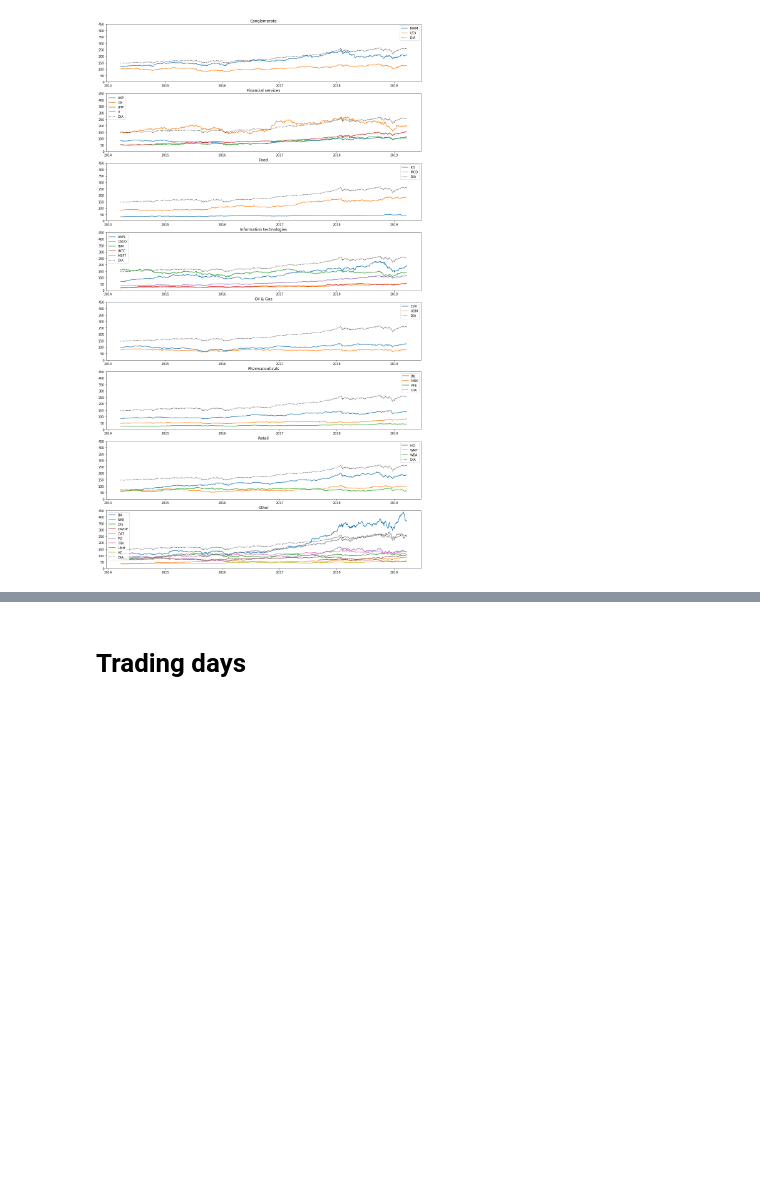
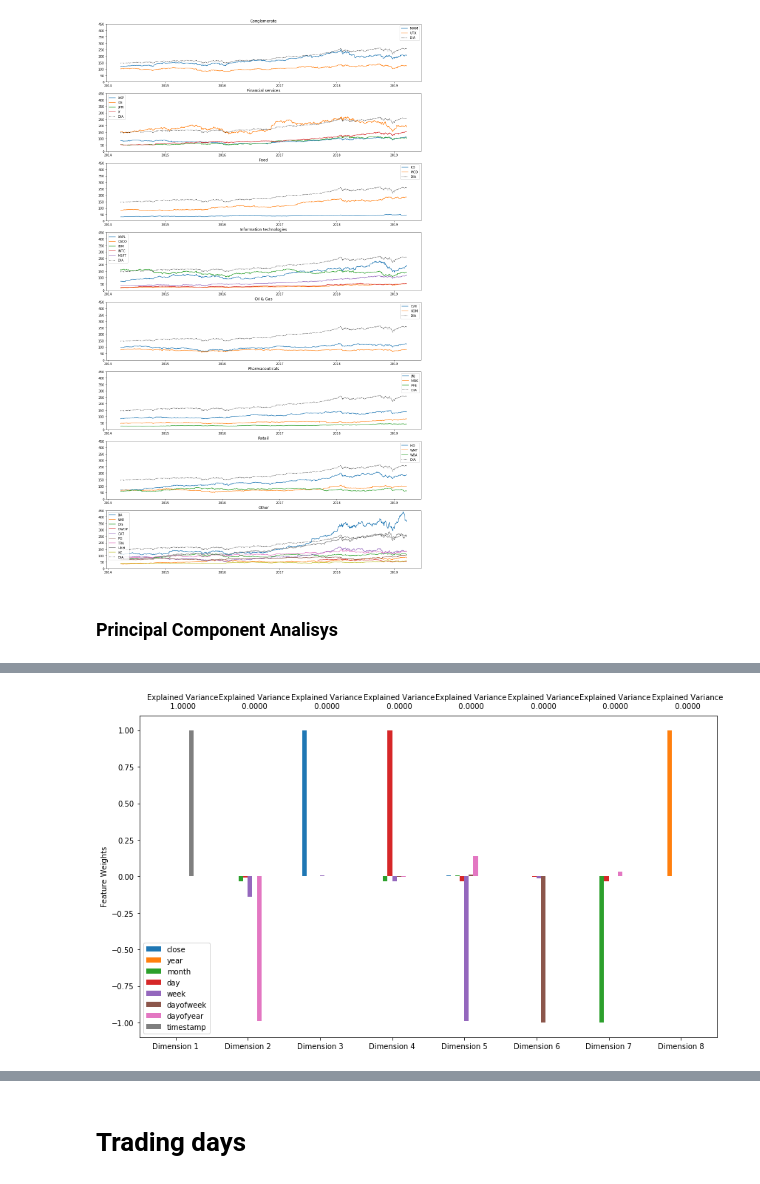
Before and after one commit to egar-garcia/machine-learning-engineer-nanodegree-capstone, a Jupyter notebook: StockForecasting.ipynb, the cells around one changed output, grey strips where cells are left out. Drawn from its saved outputs; the diff is of its cells as text; code cells hidden in the pictures; blank space fills up the shorter version.

```diff
--- a/StockForecasting.ipynb
+++ b/StockForecasting.ipynb
@@ -422,9 +424,11 @@ plt.plot()
 # %% [output]
 []
 [figure]
+# %% [markdown]
+### Principal Component Analisys
 # %%
-poc_df = dia_df.drop(['symbol', 'date'], axis=1)
-#poc_df = dia_df.drop(['date'], axis=1)
-#poc_df = poc_df.drop(['date'], axis=1)
+pca_df = dia_df.drop(['symbol', 'date'], axis=1)
 
-pca = PCA(n_components = len(poc_df.columns)).fit(poc_df)
+pca = PCA(n_components = len(pca_df.columns)).fit(pca_df)
+pca_results(pca_df, pca, image_file_name=os.path.join('figures', 'pca_01.png'))
+# %% [output]
@@ -430,0 +444 @@ pca = PCA(n_components = len(poc_df.columns)).fit(poc_df)
+[figure, added]
```
Also changed, not shown: parts of 8 cells of this notebook, 5 other files.
